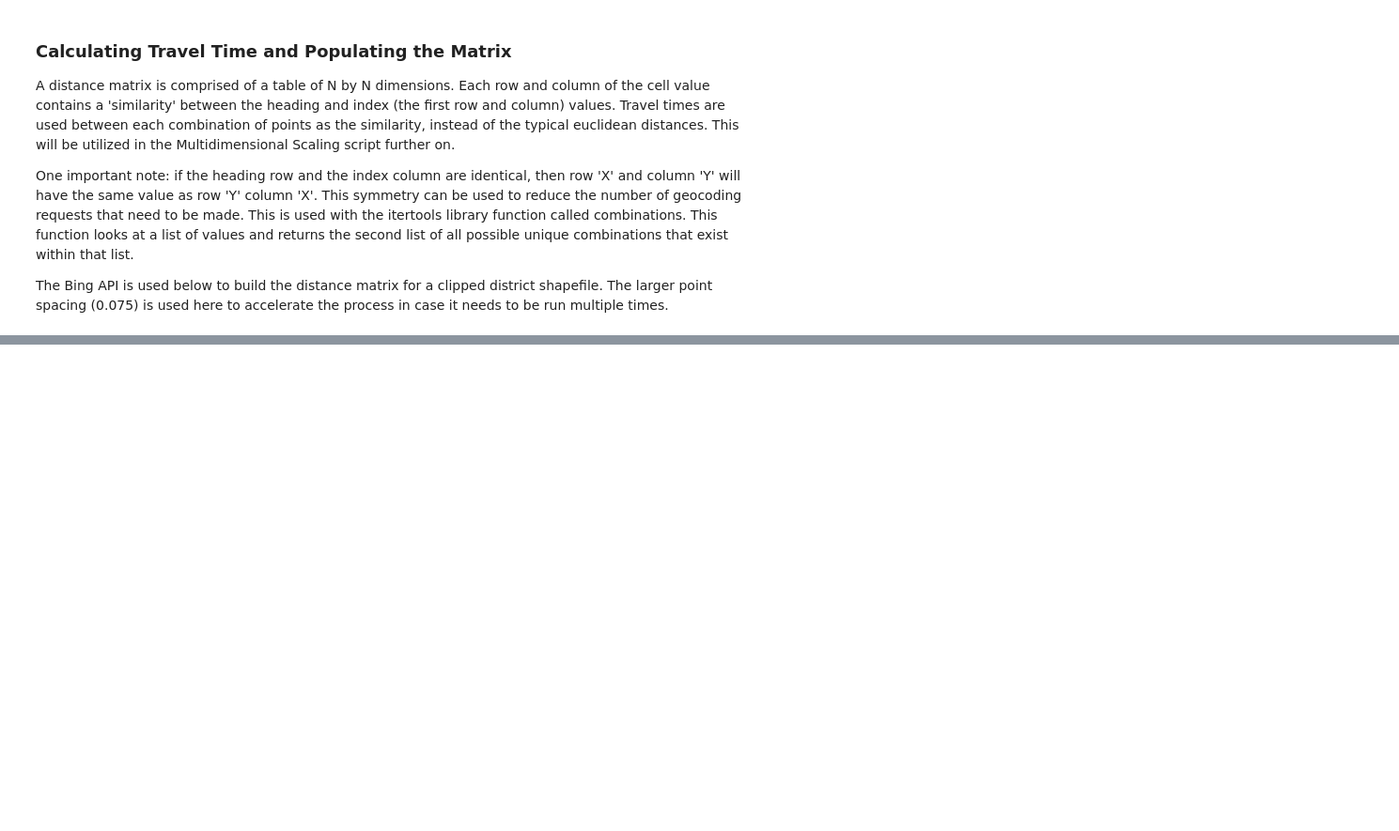
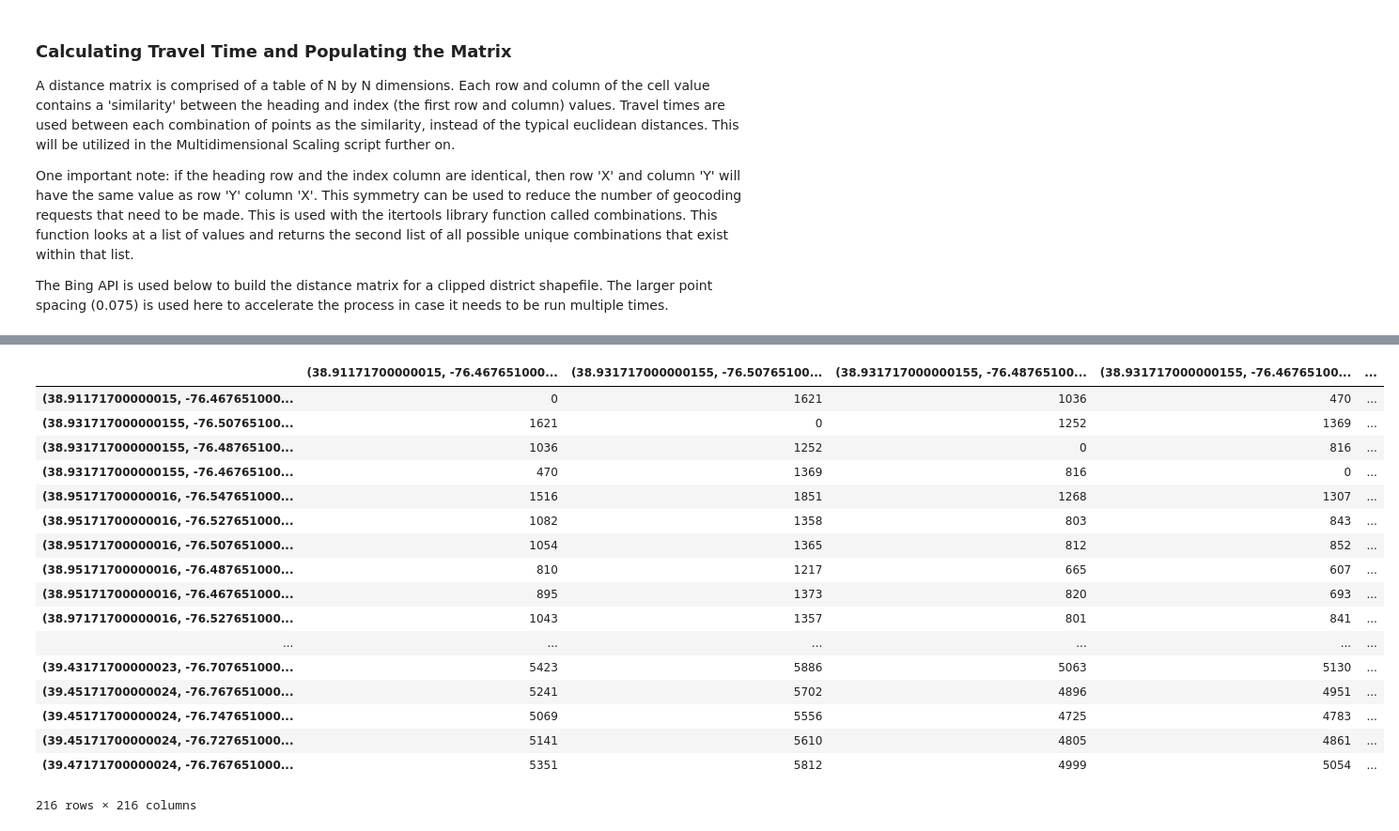
Before and after one commit to LindseyVillegas/MastersProject, a Jupyter notebook: Villegas_Final1.ipynb, the cells around one changed output, grey strips where cells are left out. Shown at 94% size. Drawn from its saved outputs; the diff is of its cells as text; code cells hidden in the pictures; blank space fills up the shorter version.

```diff
--- a/Villegas_Final1.ipynb
+++ b/Villegas_Final1.ipynb
@@ -104,8 +121,8 @@ import pickle
 import geopandas as gpd
 from arcgis import GIS
 
-# Pulls the shapefiles for the congressional district and reads the file in geopandas.
-file = 'Shapes/Pennsylvania/cb_2017_State_PA_CD_7_clip.shp'
+# Pulls the grid shapefiles for the congressional district and reads the file in geopandas.
+file = 'Shapes/Maryland/0.02 grid/MD_3_grid_2_clip.shp'
 CDgrid = gpd.read_file(file)
 
 # This zips the lat/long into a single column.
@@ -131,7 +148,7 @@ dmatrix
 
 # This utilizes the Bing API to populate the matrix.
 length = len(unicombos)
-key =''
+key ='Al5bcd99CjK9p1Nb1UBdP5PwxoTGKgTkyNfDKed5VXtAs9xZiD7bleXAQaQyhPhr'
 
 
 for i in range(length):
@@ -175,8 +192,9 @@ for i in range(length):
     # This tries to catch the last NaN
     if i == length:
         dmatrix.loc[desttup, desttup] = 0
+    print(i)
 
 # This converts the matrix into a pickle file.
-dmatrix.to_pickle('Shapes/Pennsylvania/cb_2017_State_PA_CD_7_clip.pkl')
+dmatrix.to_pickle('Shapes/Maryland/0.02 grid/MD_3_grid_2_clip.pkl')
 print('Process completed for '+ file)
 # %% [output]
@@ -186,0 +218,21 @@ Process completed for Shapes/Pennsylvania/cb_2017_State_PA_CD_7_clip.shp
+# %%
+dmatrix
+# %% [output]
+|  | (38.91171700000015, -76.467651000... | (38.931717000000155, -76.50765100... | (38.931717000000155, -76.48765100... | (38.931717000000155, -76.46765100... | ... |
+| (38.91171700000015, -76.467651000... | 0 | 1621 | 1036 | 470 | ... |
+| (38.931717000000155, -76.50765100... | 1621 | 0 | 1252 | 1369 | ... |
+| (38.931717000000155, -76.48765100... | 1036 | 1252 | 0 | 816 | ... |
+| (38.931717000000155, -76.46765100... | 470 | 1369 | 816 | 0 | ... |
+| (38.95171700000016, -76.547651000... | 1516 | 1851 | 1268 | 1307 | ... |
+| (38.95171700000016, -76.527651000... | 1082 | 1358 | 803 | 843 | ... |
+| (38.95171700000016, -76.507651000... | 1054 | 1365 | 812 | 852 | ... |
+| (38.95171700000016, -76.487651000... | 810 | 1217 | 665 | 607 | ... |
+| (38.95171700000016, -76.467651000... | 895 | 1373 | 820 | 693 | ... |
+| (38.97171700000016, -76.527651000... | 1043 | 1357 | 801 | 841 | ... |
+| ... | ... | ... | ... | ... | ... |
+| (39.43171700000023, -76.707651000... | 5423 | 5886 | 5063 | 5130 | ... |
+| (39.45171700000024, -76.767651000... | 5241 | 5702 | 4896 | 4951 | ... |
+| (39.45171700000024, -76.747651000... | 5069 | 5556 | 4725 | 4783 | ... |
+| (39.45171700000024, -76.727651000... | 5141 | 5610 | 4805 | 4861 | ... |
+| (39.47171700000024, -76.767651000... | 5351 | 5812 | 4999 | 5054 | ... |
+216 rows × 216 columns
```
Also changed, not shown: parts of 3 cells of this notebook, 1 other file.
